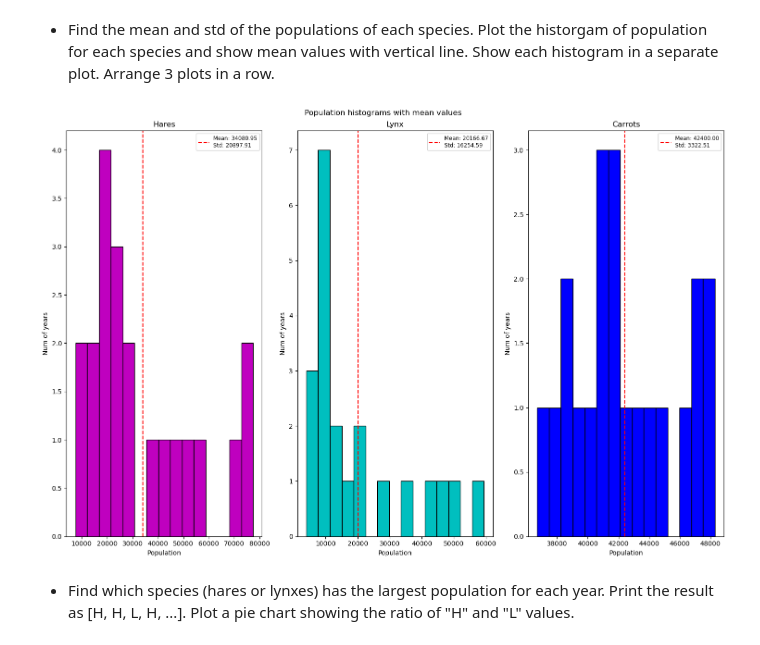
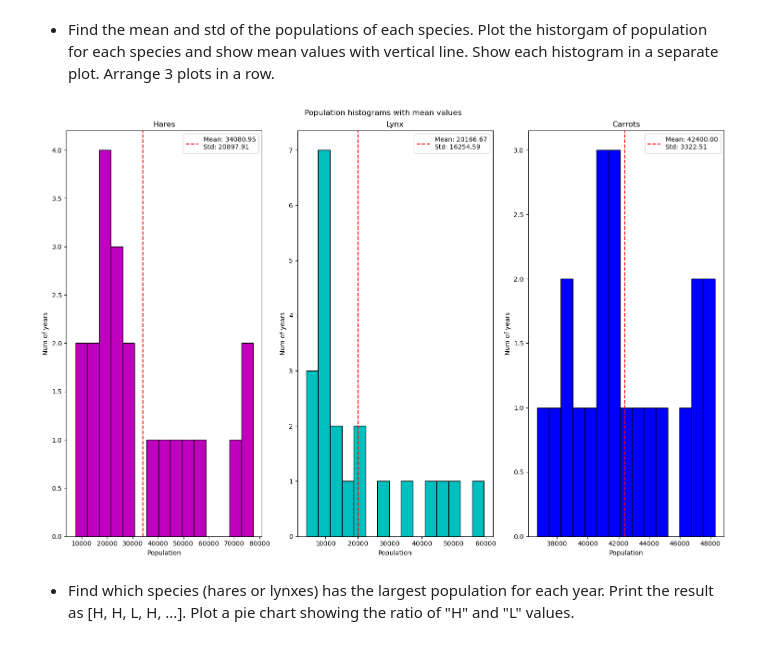
Before and after one commit to MiroshnichenkoNI/StatPrak, a Jupyter notebook: 2. numpy+matplotlib (1).ipynb, the cells around one changed output. Drawn from its saved outputs; the diff is of its cells as text; code cells hidden in the pictures.

```diff
--- a/2. numpy+matplotlib (1).ipynb
+++ b/2. numpy+matplotlib (1).ipynb
@@ -867,7 +867,7 @@ and do the following exercises **without for-loops**.
 - Find which year each species had the largest population. Mark these years in the plot of populations.
 # %%
 input = np.loadtxt('http://www.scipy-lectures.org/_downloads/populations.txt')
-a = np.rot90(file, 1)
+a = np.rot90(input, 1)
 years, hares, lynx, carrots = a[3], a[2], a[1], a[0]
 plt.figure(figsize=(20,10))
 plt.xlabel("Year")
@@ -920,43 +919,42 @@ plt.grid(True, lw = 0.3)
 # %% [markdown]
 - Find the mean and std of the populations of each species. Plot the historgam of population for each species and show mean values with vertical line. Show each histogram in a separate plot. Arrange 3 plots in a row.
 # %%
-hares, lynx, carrots =a[2], a[1], a[0]
 
 mean_hares, std_hares = np.mean(hares), np.std(hares)
 mean_lynx, std_lynx = np.mean(lynx), np.std(lynx)
 mean_carrots, std_carrots = np.mean(carrots), np.std(carrots)
 
 
 plt.figure(1, figsize=(15,10))
 plt.subplot(131)
 plt.hist(hares, bins = 15, color='m', edgecolor='black')
 plt.axvline(mean_hares, color='red', ls='--', label=f'Mean: {mean_hares:.2f}\nStd: {std_hares:.2f}')
 plt.xlabel('Population')
 plt.ylabel('Num of years')
-plt.legend(fontsize='small', loc="upper right")
+plt.legend(loc="upper right")
 plt.title('Hares')
 
 plt.subplot(132)
 plt.hist(lynx, bins = 15, color='c', edgecolor='black')
 plt.axvline(mean_lynx, color='r', ls='--', label=f'Mean: {mean_lynx:.2f}\nStd: {std_lynx:.2f}')
 plt.xlabel('Population')
 plt.ylabel('Num of years')
-plt.legend(fontsize='small', loc="upper right")
+plt.legend(loc="upper right")
 plt.title('Lynx')
 
 plt.subplot(133)
 plt.hist(carrots, bins = 15, color='b', edgecolor='black')
 plt.axvline(mean_carrots, color='r', ls='--', label=f'Mean: {mean_carrots:.2f}\nStd: {std_carrots:.2f}')
 plt.xlabel('Population')
 plt.ylabel('Num of years')
-plt.legend(fontsize='small', loc="upper right")
+plt.legend(loc="upper right")
 plt.title('Carrots')
 
 plt.suptitle('Population histograms with mean values')
 plt.tight_layout()
 plt.show()
 # %% [output]
-[figure, old version]
+[figure, new version]
 # %% [markdown]
 - Find which species (hares or lynxes) has the largest population for each year. Print the result as [H, H, L, H, ...]. Plot a pie chart showing the ratio of "H" and "L" values.
 # %%
```
Also changed, not shown: parts of 2 cells of this notebook.
